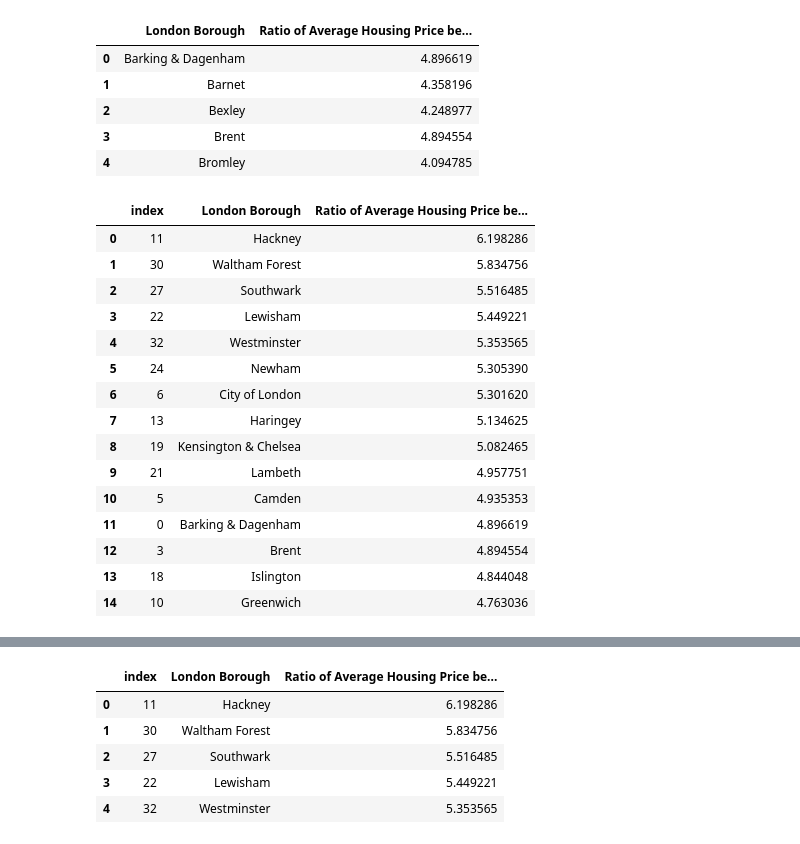
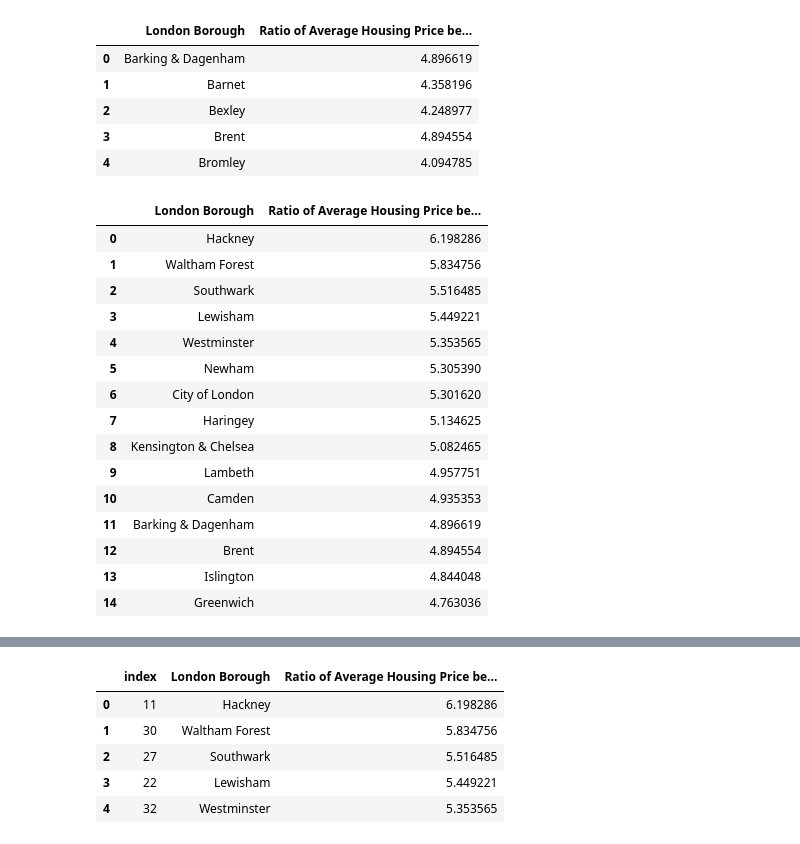
Before and after one commit to sirDevelop/London-Housing-Data-Analysis, a Jupyter notebook: London Housing Data Analysis.ipynb, the cells around one changed output, grey strips where cells are left out. Drawn from its saved outputs; the diff is of its cells as text; code cells hidden in the pictures.

```diff
--- a/London Housing Data Analysis.ipynb
+++ b/London Housing Data Analysis.ipynb
@@ -688,24 +688,25 @@ df_ratios_T.head()
 | 4 | Bromley | 4.094785 |
 # %%
 ratios_sorted = df_ratios_T.sort_values(by='Ratio of Average Housing Price between 2018 and 1998', ascending=False).reset_index()
-# %%
-top15 = ratios_sorted.head(15)
-top15
-# %% [output]
-|  | index | London Borough | Ratio of Average Housing Price be... |
-| 0 | 11 | Hackney | 6.198286 |
-| 1 | 30 | Waltham Forest | 5.834756 |
-| 2 | 27 | Southwark | 5.516485 |
-| 3 | 22 | Lewisham | 5.449221 |
-| 4 | 32 | Westminster | 5.353565 |
-| 5 | 24 | Newham | 5.305390 |
-| 6 | 6 | City of London | 5.301620 |
-| 7 | 13 | Haringey | 5.134625 |
-| 8 | 19 | Kensington & Chelsea | 5.082465 |
-| 9 | 21 | Lambeth | 4.957751 |
-| 10 | 5 | Camden | 4.935353 |
-| 11 | 0 | Barking & Dagenham | 4.896619 |
-| 12 | 3 | Brent | 4.894554 |
-| 13 | 18 | Islington | 4.844048 |
-| 14 | 10 | Greenwich | 4.763036 |
+# %%
+top15 = ratios_sorted.head(15)
+top15 = top15[['London Borough', 'Ratio of Average Housing Price between 2018 and 1998']]
+top15
+# %% [output]
+|  | London Borough | Ratio of Average Housing Price be... |
+| 0 | Hackney | 6.198286 |
+| 1 | Waltham Forest | 5.834756 |
+| 2 | Southwark | 5.516485 |
+| 3 | Lewisham | 5.449221 |
+| 4 | Westminster | 5.353565 |
+| 5 | Newham | 5.305390 |
+| 6 | City of London | 5.301620 |
+| 7 | Haringey | 5.134625 |
+| 8 | Kensington & Chelsea | 5.082465 |
+| 9 | Lambeth | 4.957751 |
+| 10 | Camden | 4.935353 |
+| 11 | Barking & Dagenham | 4.896619 |
+| 12 | Brent | 4.894554 |
+| 13 | Islington | 4.844048 |
+| 14 | Greenwich | 4.763036 |
 # %%
```
Also changed, not shown: parts of 1 cell of this notebook.
